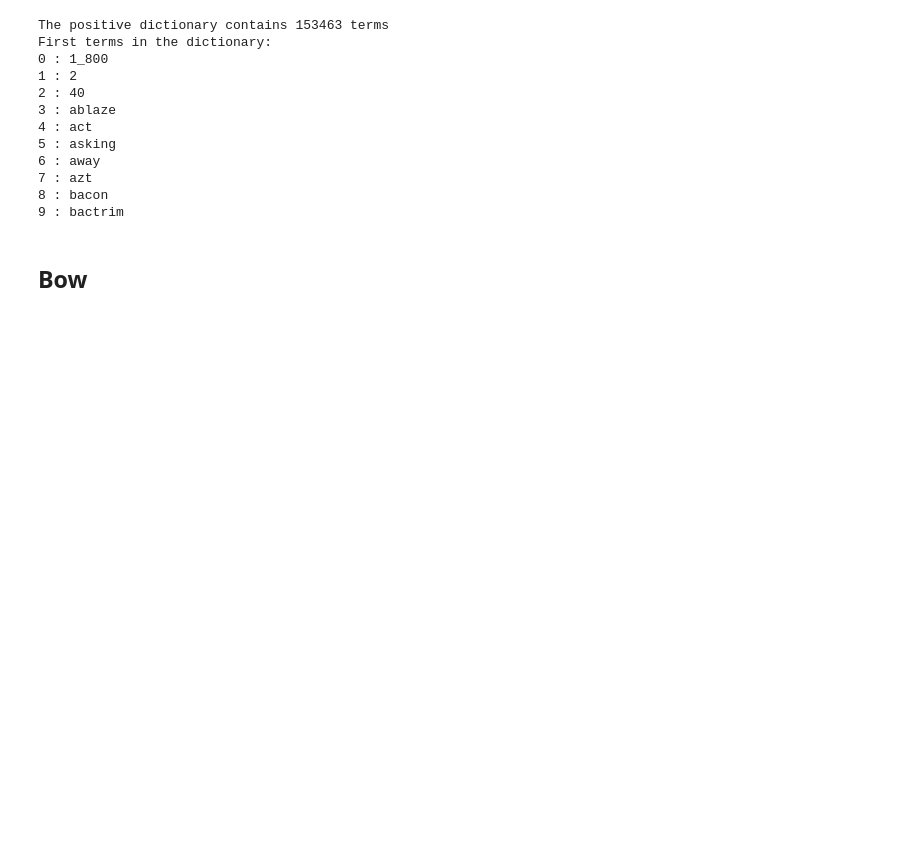
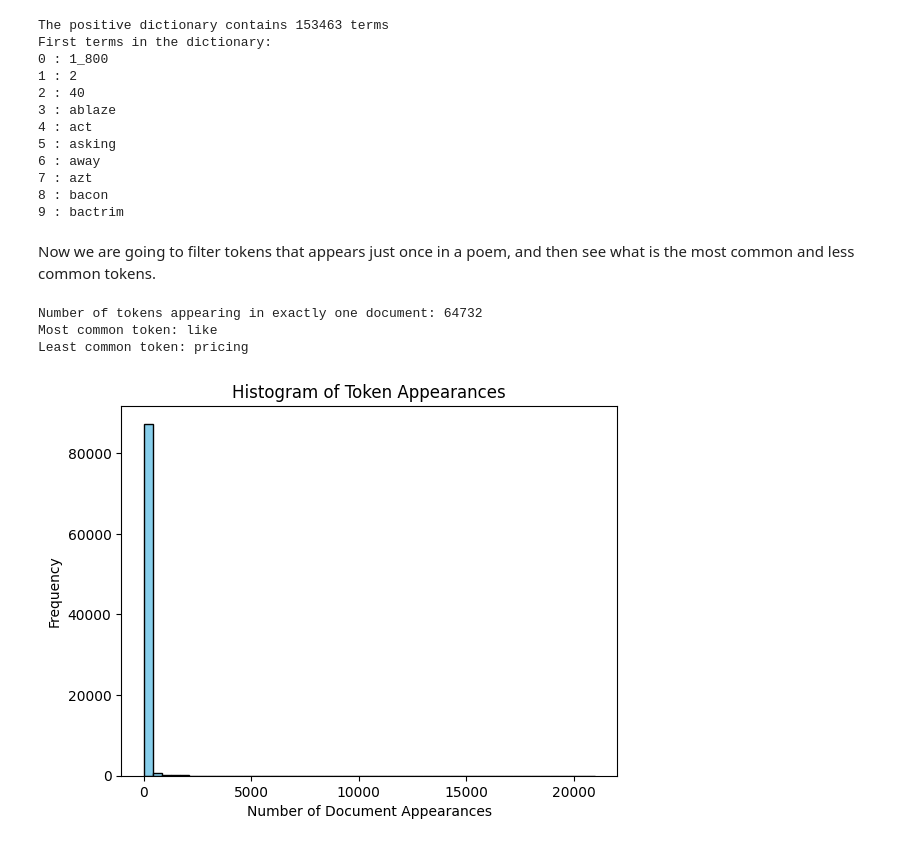
Before and after one commit to danitoribio/NLP-classification-poems, a Jupyter notebook: final_project.ipynb, the cells around one changed output. Saved outputs shown, nothing was run; the diff lists cells and outputs as text; code cells hidden in the pictures; blank space fills up the shorter version.

Commit message:
some eda in the tokens and bag of words added

```diff
--- a/final_project.ipynb
+++ b/final_project.ipynb
@@ -539,5 +548,45 @@ First terms in the dictionary:
 7 : azt
 8 : bacon
 9 : bactrim
-# %% [markdown]
-## Bow
+# %% [markdown]
+Now we are going to filter tokens that appears just once in a poem, and then see what is the most common and less common tokens.
+# %%
+# Count the number of documents where each token appears
+token_ndocs = {}
+for doc in corpus:
+    unique_tokens = set(doc)
+    for token in unique_tokens:
+        token_ndocs[token] = token_ndocs.get(token, 0) + 1
+
+# Create DataFrame from token_ndocs
+df_token_ndocs = pd.DataFrame(token_ndocs.items(), columns=['token', 'ndocs'])
+
+# Sort the DataFrame by ndocs
+df_token_ndocs_sorted = df_token_ndocs.sort_values(by='ndocs', ascending=False)
+
+# Count tokens appearing in exactly one document
+tokens_in_one_doc = df_token_ndocs_sorted[df_token_ndocs_sorted['ndocs'] == 1]
+num_tokens_in_one_doc = len(tokens_in_one_doc)
+
+# Remove tokens appearing in exactly one document
+df_token_ndocs_filtered = df_token_ndocs_sorted[df_token_ndocs_sorted['ndocs'] > 1]
+
+# Most and least common tokens
+most_common_token = df_token_ndocs_filtered.iloc[0]['token']
+least_common_token = df_token_ndocs_filtered.iloc[-1]['token']
+
+print("Number of tokens appearing in exactly one document:", num_tokens_in_one_doc)
+print("Most common token:", most_common_token)
+print("Least common token:", least_common_token)
+
+# Plot histogram of token appearances
+plt.hist(df_token_ndocs_filtered['ndocs'], bins=50, color='skyblue', edgecolor='black')
+plt.xlabel('Number of Document Appearances')
+plt.ylabel('Frequency')
+plt.title('Histogram of Token Appearances')
+plt.show()
+# %% [output]
+Number of tokens appearing in exactly one document: 64732
+Most common token: like
+Least common token: pricing
+[figure, added]
```
Also changed, not shown: parts of 7 cells of this notebook.
